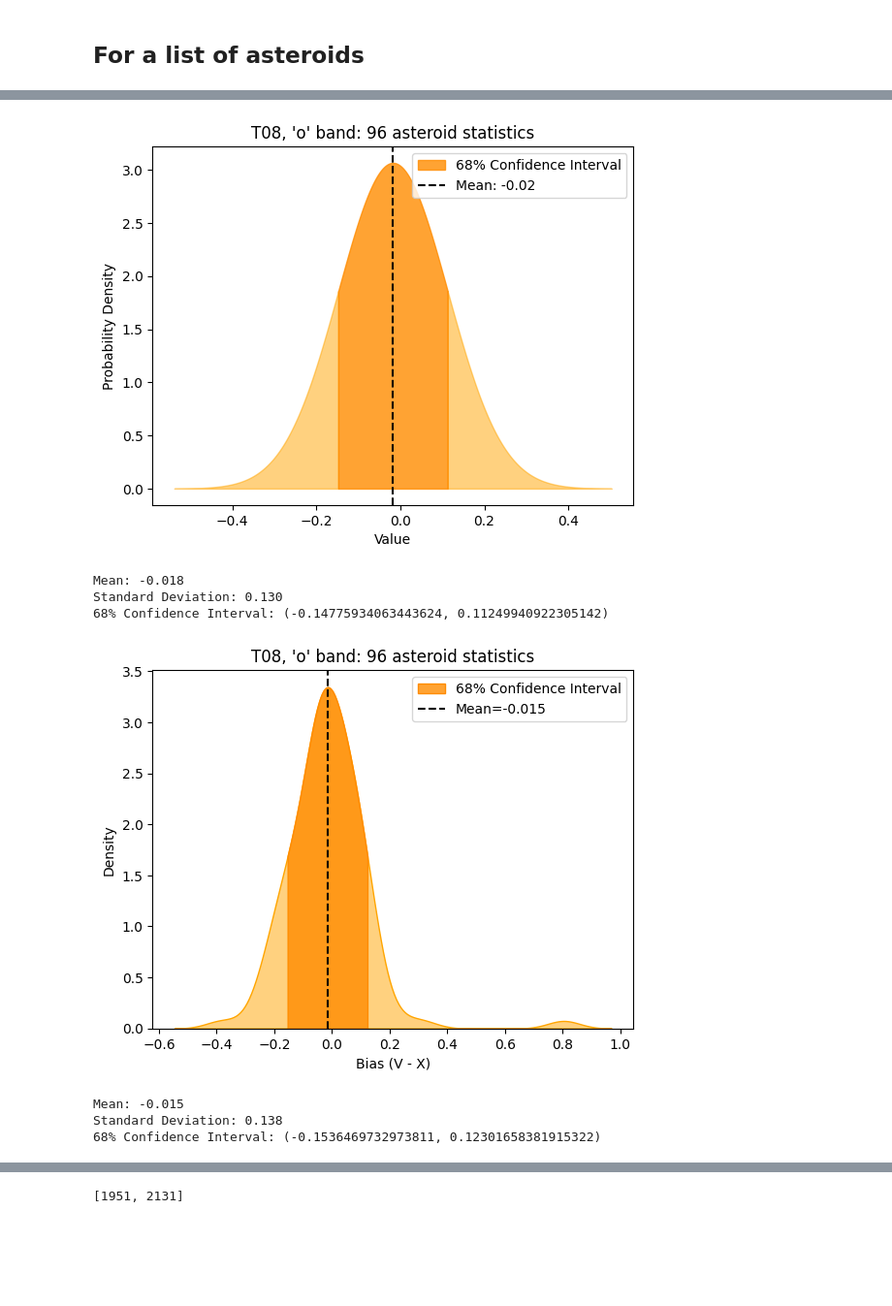
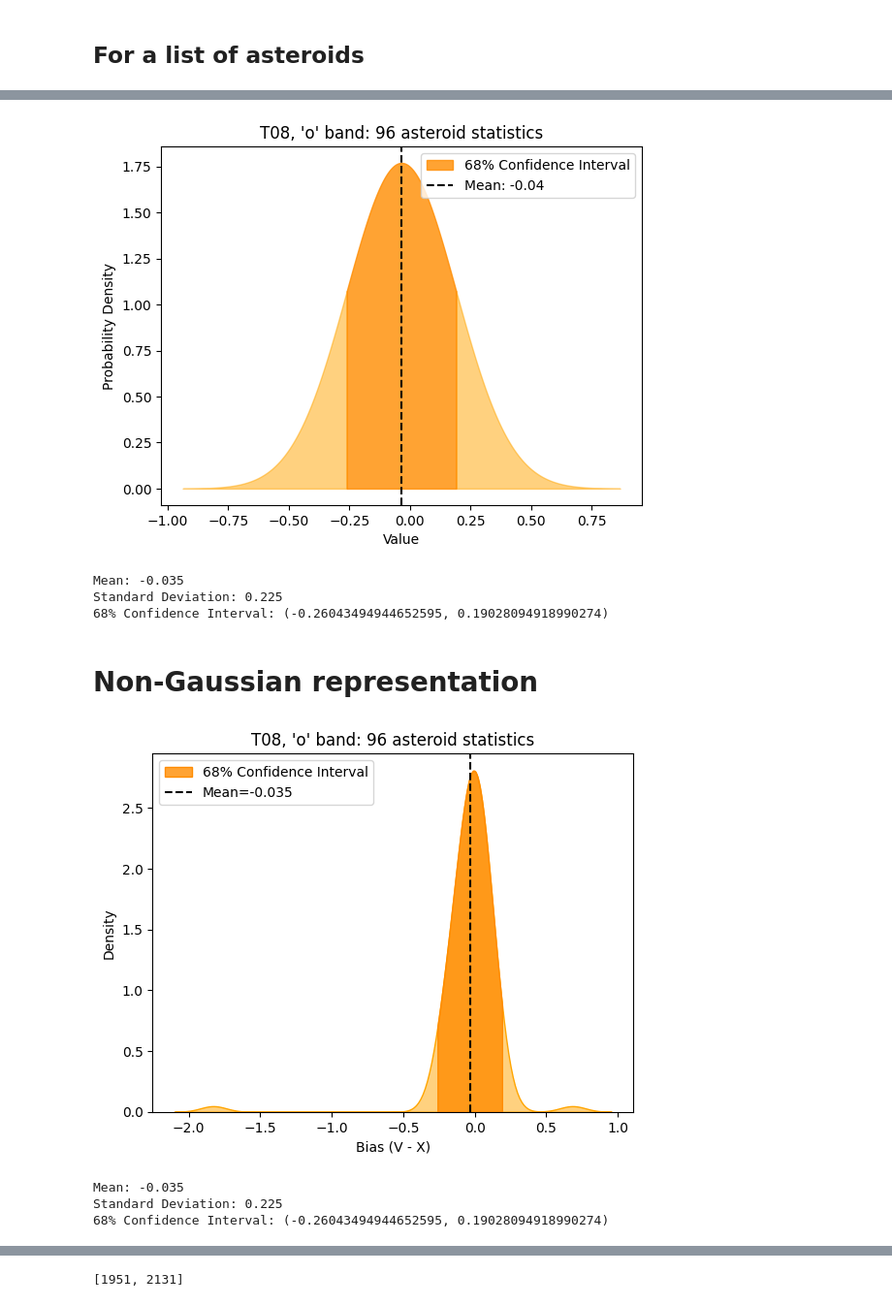
Before and after one commit to kristero/Asteroid_abs_mag, a Jupyter notebook: Asteroid_H_mag.ipynb, the cells around one changed output, grey strips where cells are left out. Shown: that part at 97% size. Cells and saved outputs as stored; diff of their text form; code cells hidden in the pictures; blank space fills up the shorter version.

```diff
--- a/Asteroid_H_mag.ipynb
+++ b/Asteroid_H_mag.ipynb
@@ -31,20 +17,22 @@ Average displacement HG:  0.0014824195382328043
 # %% [markdown]
 ## For a list of asteroids
-# %%
-# put down the names of the excel files for each of the asteroids
-excel_list = ["1205-excelBF", "1740-excelBF", "1818-excelB", "2607-excelB",
-             "2680-excelB", "2817-excelB", "2899-excelB", "3098-excelB"]
 # %%
+# Input parameters
 path = r"C:\Users\nagai\Documents\Aster BF\\"
+sheet_name = "T08o"
+contamination = 0.02
+outlier_removing = False
+plot_bool = False
 
+# Running the code
 H_dis_list = []
-for excel_name in excel_list:
+for excel_name in tqdm(excel_list):
     try:
         asteroid_numb = excel_name.split("-")[0]
         result = MPC.query_object('asteroid', number = asteroid_numb)
         H_MPC = float(result[0]['absolute_magnitude'])
         # saves the HG and HG1G2 displacement
-        H_displacement = H_mag_funcs.main(path, excel_name, asteroid_numb, H_MPC, contamination = 0.02, outlier_removing= False, plot_bool = False)
+        H_displacement = H_mag_funcs.main(path, excel_name, asteroid_numb, H_MPC, contamination = 0.02, outlier_removing= outlier_removing, plot_bool = plot_bool, sheet_name = sheet_name)
         H_dis_list.append(H_displacement)
     except:
         print (asteroid_numb)
@@ -100,9 +95,14 @@ plt.hist(data, bins=50)
+# %%
+# Needed for both Gaussian and Non-Gaussian
+
+# Sample data: Replace this with your list of values
+
+# 0 = HG method
+# 1 = HG1G2 method
+data = np.array(H_dis_list[:,1])
 # %%
-import matplotlib.pyplot as plt
-from scipy.stats import norm
-
-# Sample data: Replace this with your list of values
-data = np.array(H_dis_list[:,0])
+################### SAVE FILE NAME #####################################
+save_name = "Gaussian_{}".format(sheet_name)
 
 # Calculate mean and standard deviation
 mean = np.mean(data)
@@ -138,7 +138,7 @@ plt.title("T08, 'o' band: 96 asteroid statistics")
 plt.axvline(mean, color='black', linestyle='dashed', label=f"Mean: {mean:.2f}")
 
 plt.legend()
-plt.savefig("Gaussian_T08o")
+plt.savefig(save_name)
 # Show plot
 plt.show()
 
@@ -147,48 +147,51 @@ print(f"Mean: {mean:.3f}")
 print(f"Standard Deviation: {std_dev:.3f}")
 print(f"68% Confidence Interval: {conf_interval}")
 # %% [output]
-[figure, old version]
+[figure, new version]
-Mean: -0.018
-Standard Deviation: 0.130
-68% Confidence Interval: (-0.14775934063443624, 0.11249940922305142)
+Mean: -0.035
+Standard Deviation: 0.225
+68% Confidence Interval: (-0.26043494944652595, 0.19028094918990274)
+# %% [markdown]
+# Non-Gaussian representation
 # %%
-import numpy as np
-import matplotlib.pyplot as plt
-import seaborn as sns
+################### SAVE FILE NAME #####################################
+save_name = "Non-Gaussian_{}".format(sheet_name)
+
+
 
 # Calculate mean and standard deviation
 mean = np.mean(data)
 std_dev = np.std(data, ddof=1)
 
 # Create KDE plot (smooth histogram)
 sns.kdeplot(data, color="orange", fill=True, alpha=0.5)
 
 # Define the 68% confidence interval
 conf_interval = (mean - std_dev, mean + std_dev)
 
 # Shade the 68% confidence region (dark orange)
 x_fill = np.linspace(conf_interval[0], conf_interval[1], 500)
 sns.kdeplot(data, fill=True, color="darkorange", alpha=0.8, clip=conf_interval, label="68% Confidence Interval")
 
 # Add a vertical line for the mean
 plt.axvline(mean, color='black', linestyle='dashed', label=f"Mean={mean:.3f}")
 
 # Labels and legend
 plt.xlabel("Bias (V - X)")
 plt.ylabel("Density")
 plt.title("T08, 'o' band: 96 asteroid statistics")
 plt.legend()
 #plt.grid()
-plt.savefig("Gaussian_T08o")
+plt.savefig(save_name)
 # Show plot
 plt.show()
 
 # Print results
 print(f"Mean: {mean:.3f}")
 print(f"Standard Deviation: {std_dev:.3f}")
 print(f"68% Confidence Interval: {conf_interval}")
 # %% [output]
-[figure, old version]
+[figure, new version]
-Mean: -0.015
-Standard Deviation: 0.138
-68% Confidence Interval: (-0.1536469732973811, 0.12301658381915322)
+Mean: -0.035
+Standard Deviation: 0.225
+68% Confidence Interval: (-0.26043494944652595, 0.19028094918990274)
```
Also changed, not shown: parts of 12 cells of this notebook, 1 other file.
